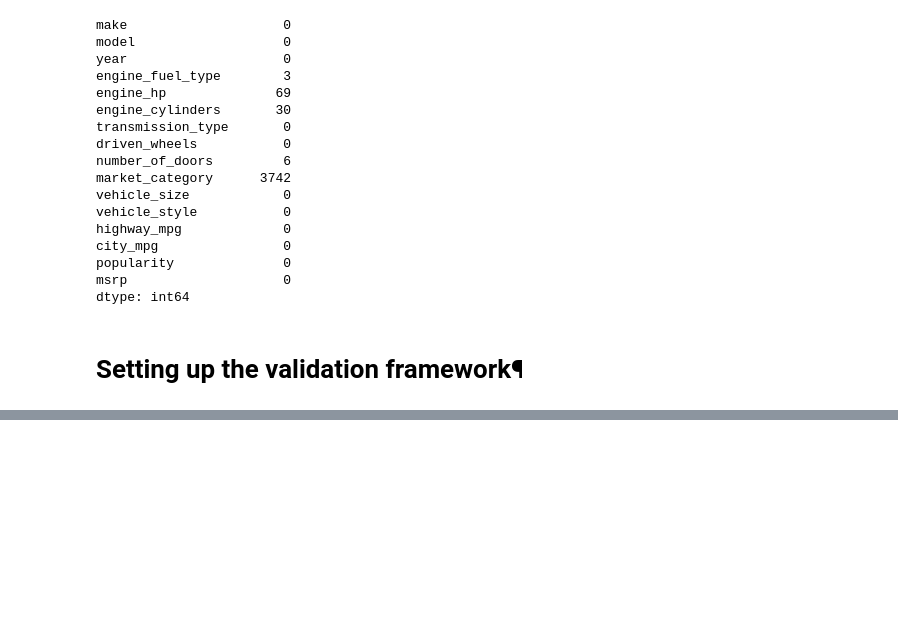
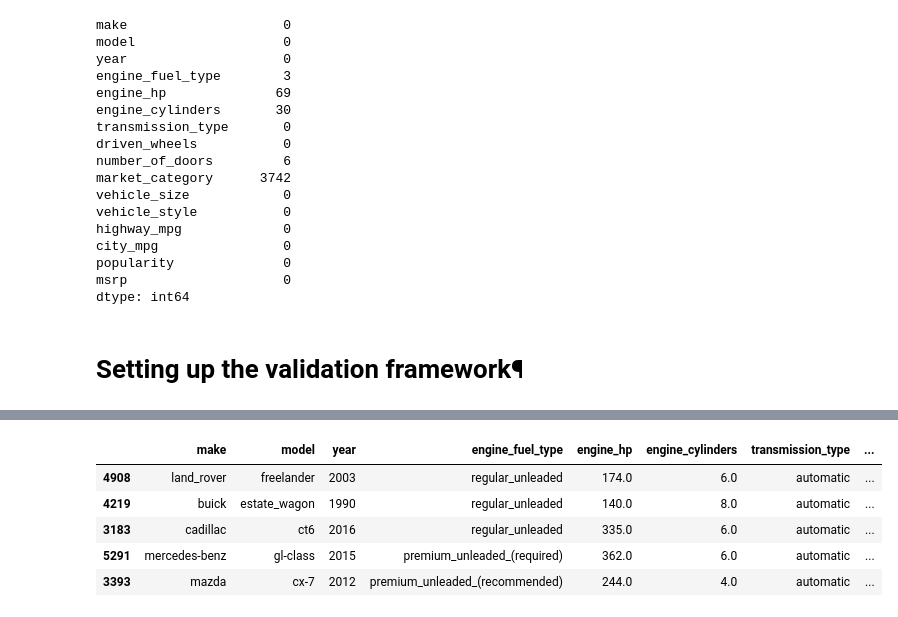
Before and after one commit to skykmar02/ml-zoomcamp-homework, a Jupyter notebook: 02_Price_prediction/02 Price_prediction.ipynb, the cells around one changed output, grey strips where cells are left out. Cells and saved outputs as stored; diff of their text form; code cells hidden in the pictures; blank space fills up the shorter version.

```diff
--- a/02_Price_prediction/02 Price_prediction.ipynb
+++ b/02_Price_prediction/02 Price_prediction.ipynb
@@ -166,0 +174,9 @@ df_train=df.iloc[n_val+n_test:]
+# %%
+df_train.head()
+# %% [output]
+|  | make | model | year | engine_fuel_type | engine_hp | engine_cylinders | transmission_type | ... |
+| 4908 | land_rover | freelander | 2003 | regular_unleaded | 174.0 | 6.0 | automatic | ... |
+| 4219 | buick | estate_wagon | 1990 | regular_unleaded | 140.0 | 8.0 | automatic | ... |
+| 3183 | cadillac | ct6 | 2016 | regular_unleaded | 335.0 | 6.0 | automatic | ... |
+| 5291 | mercedes-benz | gl-class | 2015 | premium_unleaded_(required) | 362.0 | 6.0 | automatic | ... |
+| 3393 | mazda | cx-7 | 2012 | premium_unleaded_(recommended) | 244.0 | 4.0 | automatic | ... |
```
Also changed, not shown: parts of 9 cells of this notebook.
